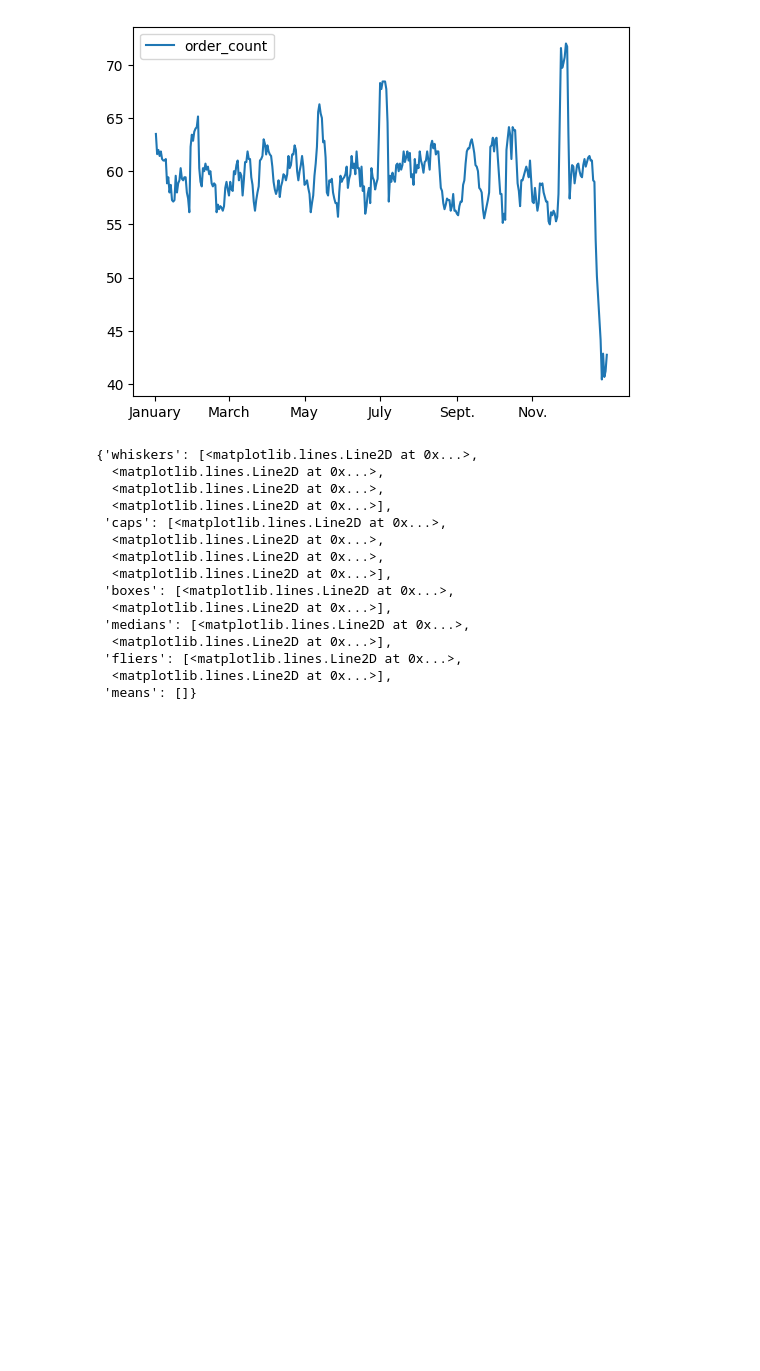
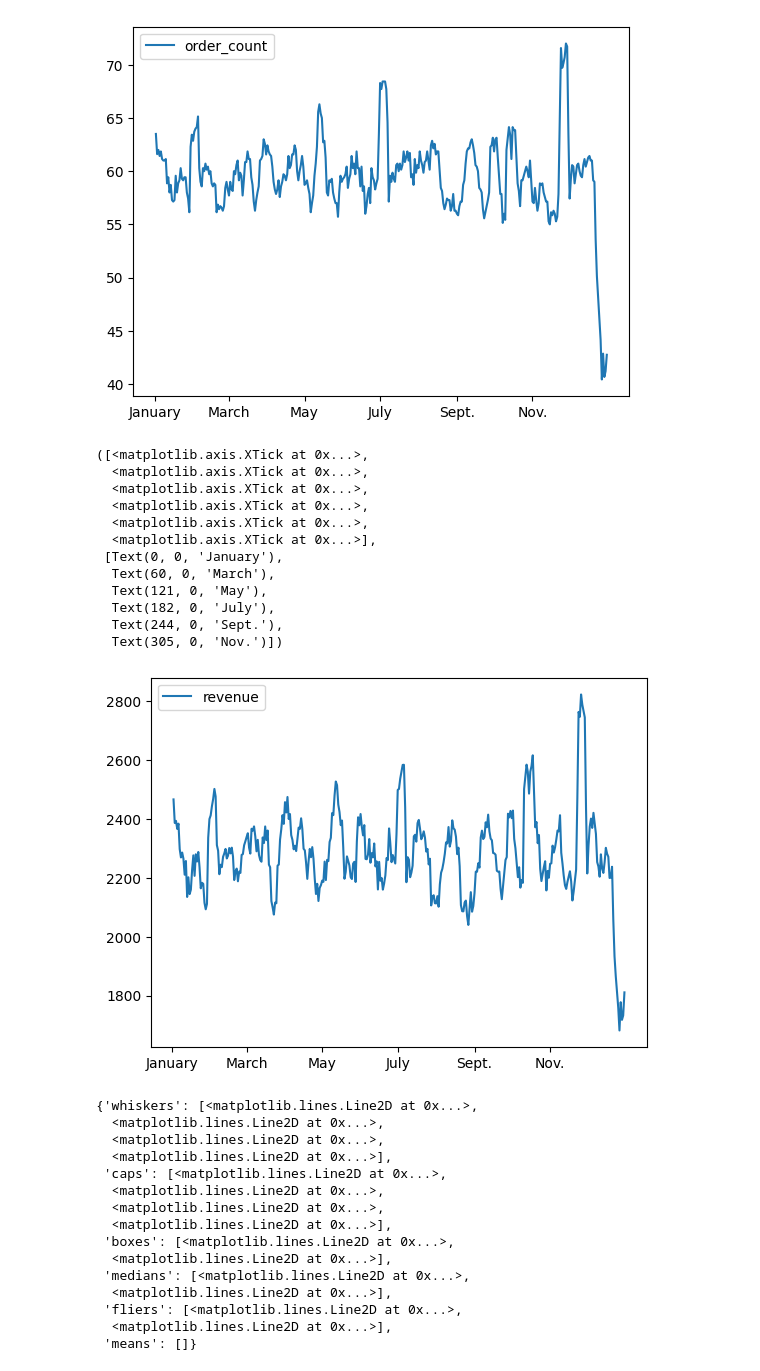
Before and after one commit to spencers145/pizza-study, a Jupyter notebook: study.ipynb, the cells around one changed output. Drawn from its saved outputs; the diff is of its cells as text; code cells hidden in the pictures; blank space fills up the shorter version.

```diff
--- a/study.ipynb
+++ b/study.ipynb
@@ -60,6 +62,26 @@ pyplot.xticks([0, 60, 121, 182, 244, 305], ["January", "March", "May", "July", "
   Text(244, 0, 'Sept.'),
   Text(305, 0, 'Nov.')])
 [figure]
+# %%
+rollingAnalysis.plotRollingData(
+    ["revenue"], daily_sales,
+    3, direction="center"
+)
+pyplot.xticks([0, 60, 121, 182, 244, 305], ["January", "March", "May", "July", "Sept.", "Nov."])
+# %% [output]
+([<matplotlib.axis.XTick at 0x...>,
+  <matplotlib.axis.XTick at 0x...>,
+  <matplotlib.axis.XTick at 0x...>,
+  <matplotlib.axis.XTick at 0x...>,
+  <matplotlib.axis.XTick at 0x...>,
+  <matplotlib.axis.XTick at 0x...>],
+ [Text(0, 0, 'January'),
+  Text(60, 0, 'March'),
+  Text(121, 0, 'May'),
+  Text(182, 0, 'July'),
+  Text(244, 0, 'Sept.'),
+  Text(305, 0, 'Nov.')])
+[figure, added]
 # %%
 #let's find some outliers
 pyplot.boxplot(x = [daily_sales["order_count"], daily_sales["item_count"]])
```
Also changed, not shown: parts of 9 cells of this notebook, 2 other files.
